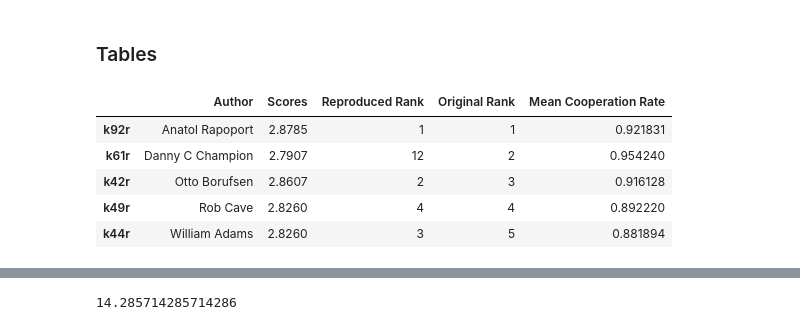
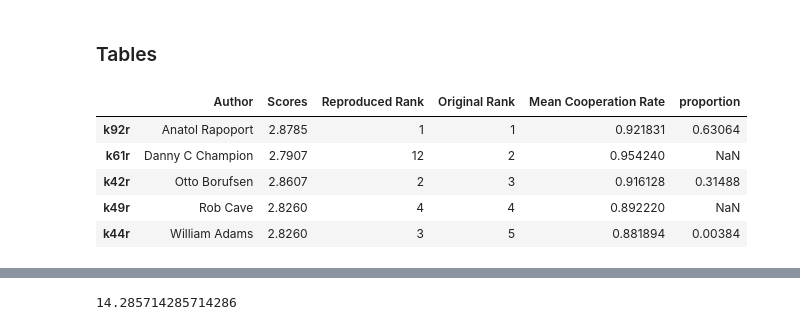
Before and after one commit to Axelrod-Python/revisiting-axelrod-second, a Jupyter notebook: src/Reproducing_tournament.ipynb, the cells around one changed output, grey strips where cells are left out. Drawn from its saved outputs; the diff is of its cells as text; code cells hidden in the pictures.

```diff
--- a/src/Reproducing_tournament.ipynb
+++ b/src/Reproducing_tournament.ipynb
@@ -98,0 +89,4 @@ with open("../assets/original_tournament_win_proportion.tex", "w") as f:
+# %%
+winners = original_tournament_scores.idxmax(axis=1)
+proportions = winners.value_counts(normalize=True)
+proportions
@@ -895,14 +900,15 @@ def break_header(s):
 # %%
 ranking_df = scores[["Author", "Scores", "Reproduced Rank", "Original Rank"]].round(4)
 ranking_df = ranking_df.join(original_cooperation_rates[["Mean Cooperation Rate"]])
+ranking_df = ranking_df.join(proportions)
 ranking_df.head()
 # %% [output]
-|  | Author | Scores | Reproduced Rank | Original Rank | Mean Cooperation Rate |
-| k92r | Anatol Rapoport | 2.8785 | 1 | 1 | 0.921831 |
-| k61r | Danny C Champion | 2.7907 | 12 | 2 | 0.954240 |
-| k42r | Otto Borufsen | 2.8607 | 2 | 3 | 0.916128 |
-| k49r | Rob Cave | 2.8260 | 4 | 4 | 0.892220 |
-| k44r | William Adams | 2.8260 | 3 | 5 | 0.881894 |
+|  | Author | Scores | Reproduced Rank | Original Rank | Mean Cooperation Rate | proportion |
+| k92r | Anatol Rapoport | 2.8785 | 1 | 1 | 0.921831 | 0.63064 |
+| k61r | Danny C Champion | 2.7907 | 12 | 2 | 0.954240 | NaN |
+| k42r | Otto Borufsen | 2.8607 | 2 | 3 | 0.916128 | 0.31488 |
+| k49r | Rob Cave | 2.8260 | 4 | 4 | 0.892220 | NaN |
+| k44r | William Adams | 2.8260 | 3 | 5 | 0.881894 | 0.00384 |
 # %%
 ranking_df = ranking_df.rename(columns={'Scores': 'Average Score'})
 ranking_df = ranking_df.rename(columns={"Mean Cooperation Rate": 'Average / Cooperation Rate'})
```
Also changed, not shown: parts of 5 cells of this notebook, 2 other files.
